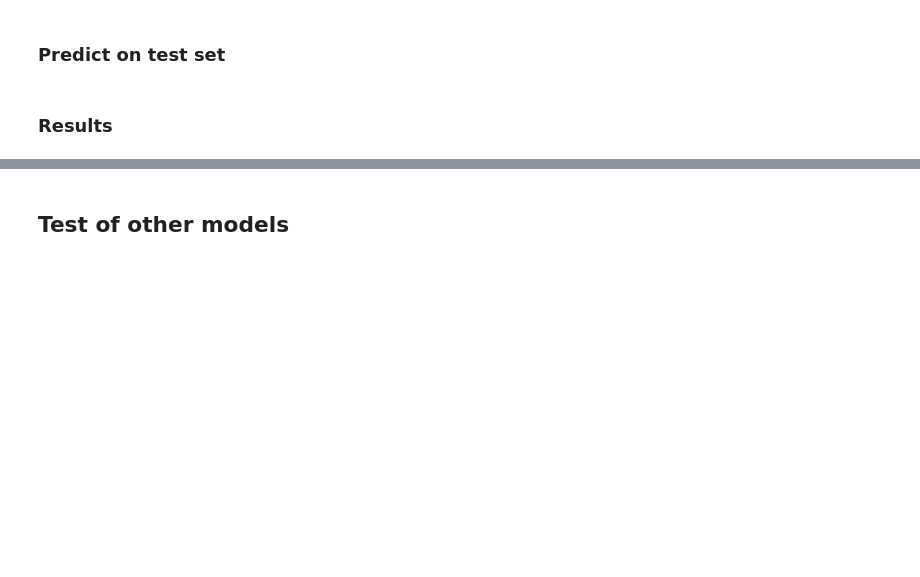
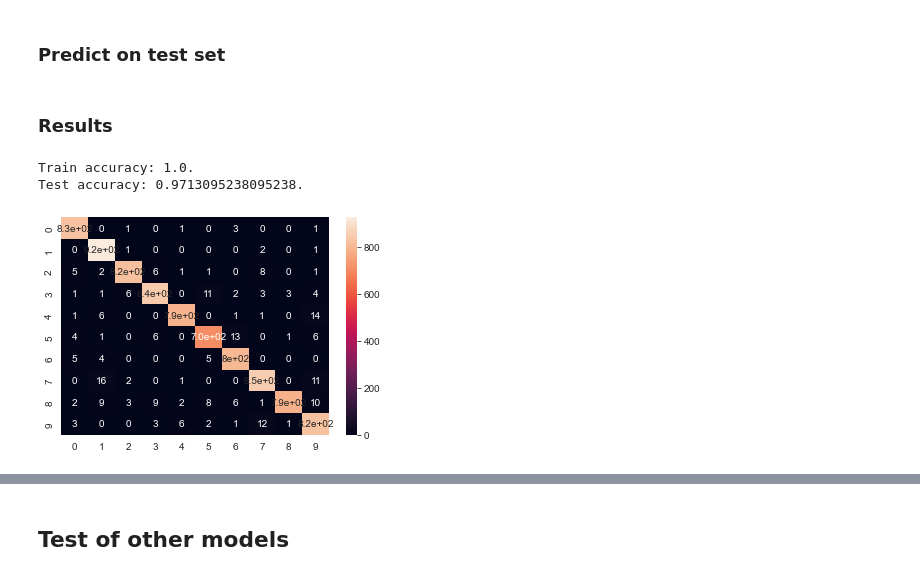
Before and after one commit to Im-Rises/digit_recognizer_ml, a Jupyter notebook: main_kaggle.ipynb, the cells around one changed output, grey strips where cells are left out. Cells and saved outputs as stored; diff of their text form; code cells hidden in the pictures; blank space fills up the shorter version.

```diff
--- a/main_kaggle.ipynb
+++ b/main_kaggle.ipynb
@@ -75,11 +94,23 @@ from sklearn.preprocessing import MinMaxScaler
 scale = MinMaxScaler()
 
 # fit_transform() is used on the training data so that we can scale the training data and also learn the scaling parameters of that data.
-X_train = scale.fit_transform(X)
+X_train = scale.fit_transform(X_train)
 
 # Using the transform method we can use the same mean and variance as it is calculated from our training data to transform our test data.
 X_test = scale.transform(X_test)
 
 # OR IMAGE TO BW, TO PREVENT USELESS DATA ?
+
+# def darkOrWhite(val):
+#     if (val > 150):
+#         return 1
+#     else:
+#         return 0
+#
+# def darkOrWhiteDataset(dataset):
+#     for i in range(dataset.shape[1]):
+#         dataset['pixel' + str(i)] = [darkOrWhite(x) for x in dataset['pixel' + str(i)]]
+#
+# darkOrWhiteDataset(X)
 # %% [markdown]
 ### Data augmentation
@@ -138,33 +156,38 @@ knn = KNeighborsClassifier(n_neighbors=4, weights='distance')
 # %% [markdown]
 ### Predict on test set
 # %%
-# # Predict
-# y_pred_train = knn.predict(X_train)
-# y_pred_test = knn.predict(X_test)
+# Predict
+y_pred_train = knn.predict(X_train)
+y_pred_test = knn.predict(X_test)
 # %% [markdown]
 ### Results
 # %%
-# from sklearn.metrics import accuracy_score
-#
-#
-# # Accuracies
-# def print_scores(y_train, y_test, y_pred_train, y_pred_test):
-#     print(f"Train accuracy: {accuracy_score(y_train, y_pred_train)}.")
-#     print(f"Test accuracy: {accuracy_score(y_test, y_pred_test)}.")
-#
-#
-# print_scores(y_train, y_test, y_pred_train, y_pred_test)
+from sklearn.metrics import accuracy_score
+
+
+# Accuracies
+def print_scores(y_train, y_test, y_pred_train, y_pred_test):
+    print(f"Train accuracy: {accuracy_score(y_train, y_pred_train)}.")
+    print(f"Test accuracy: {accuracy_score(y_test, y_pred_test)}.")
+
+
+print_scores(y_train, y_test, y_pred_train, y_pred_test)
+# %% [output]
+Train accuracy: 1.0.
+Test accuracy: 0.9713095238095238.
 # %%
-# from sklearn.metrics import confusion_matrix
-# import seaborn as sns
-#
-#
-# # Confusion matrix
-# def print_confusion_matrix(y_test, y_pred):
-#     cm = confusion_matrix(y_test, y_pred)
-#     sns.heatmap(cm, annot=True)
-#     plt.show()
-#
-#
-# print_confusion_matrix(y_test, y_pred_test)
+from sklearn.metrics import confusion_matrix
+import seaborn as sns
+
+
+# Confusion matrix
+def print_confusion_matrix(y_test, y_pred):
+    cm = confusion_matrix(y_test, y_pred)
+    sns.heatmap(cm, annot=True)
+    plt.show()
+
+
+print_confusion_matrix(y_test, y_pred_test)
+# %% [output]
+[figure, added]
 # %%
```
Also changed, not shown: parts of 21 cells of this notebook.
